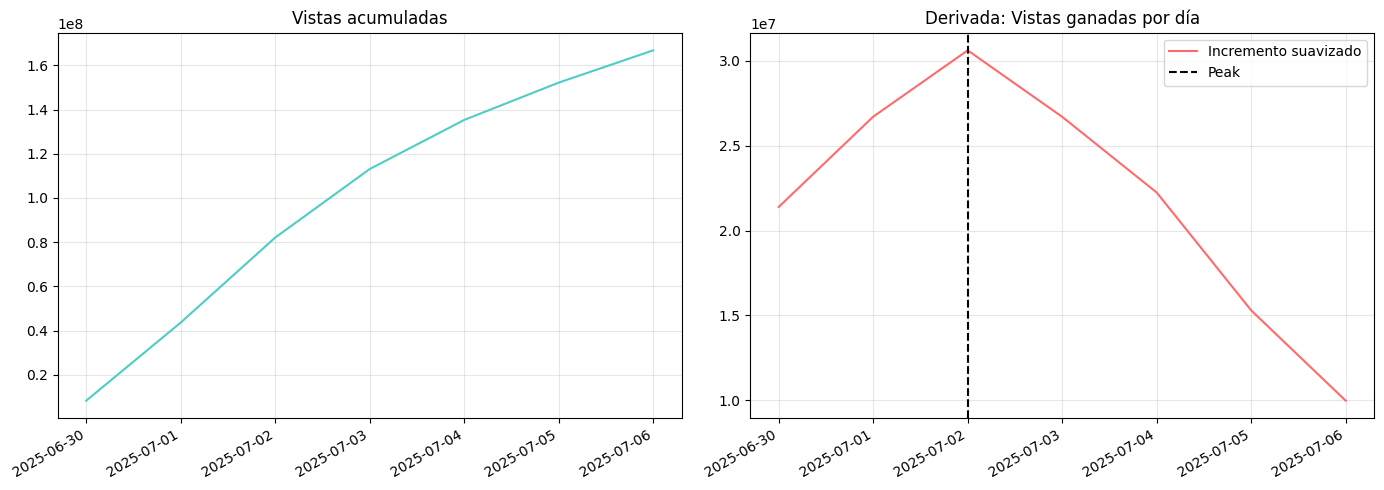
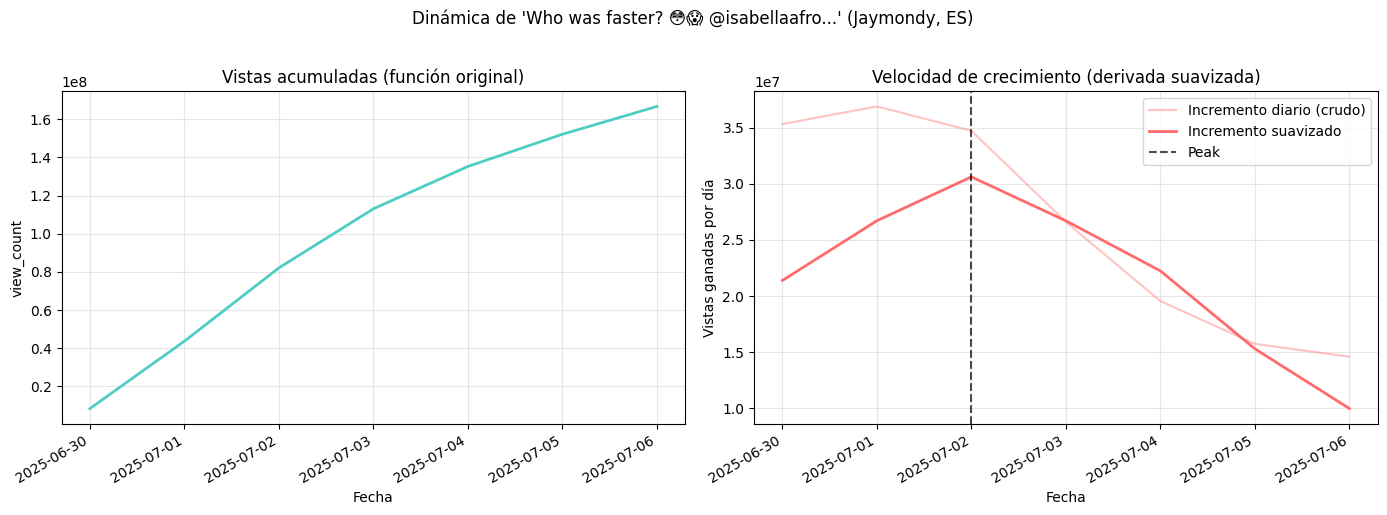
Code edit (unified diff) that turned the first committed figure into the second:
--- before
+++ after
@@ -6,11 +6,25 @@
 
 fig, ax = plt.subplots(1, 2, figsize=(14, 5))
-ax[0].plot(serie['snapshot_date'], V, color='#4ECDC4')
-ax[0].set_title('Vistas acumuladas')
 
-ax[1].plot(serie['snapshot_date'], V_prima_suave, color='#FF6B6B', label='Incremento suavizado')
-ax[1].axvline(serie['snapshot_date'].iloc[np.argmax(V_prima_suave)], color='black', linestyle='--', label='Peak')
-ax[1].set_title('Derivada: Vistas ganadas por día')
+# Panel izquierdo: vistas acumuladas
+ax[0].plot(serie['snapshot_date'], V, color='#4ECDC4', linewidth=2)
+ax[0].set_title('Vistas acumuladas (función original)')
+ax[0].set_xlabel('Fecha')
+ax[0].set_ylabel('view_count')
+
+# Panel derecho: derivada cruda + suavizada
+ax[1].plot(serie['snapshot_date'], V_prima, color='#FF6B6B', alpha=0.4, label='Incremento diario (crudo)')
+ax[1].plot(serie['snapshot_date'], V_prima_suave, color='#FF6B6B', linewidth=2, label='Incremento suavizado')
+ax[1].axvline(serie['snapshot_date'].iloc[np.argmax(V_prima_suave)], color='black', linestyle='--', alpha=0.7, label='Peak')
+ax[1].set_title('Velocidad de crecimiento (derivada suavizada)')
+ax[1].set_xlabel('Fecha')
+ax[1].set_ylabel('Vistas ganadas por día')
 ax[1].legend()
+
+# Supratitulo con info del video específico que se muestra
+fig.suptitle(
+    f"Dinámica de '{video_top['title'][:60]}...' ({video_top['channel_name']}, {video_top['country']})",
+    fontsize=12, y=1.02
+)
 
 for a in ax: plt.setp(a.get_xticklabels(), rotation=30, ha='right')

Commit: Termina revisión 3.5 y modificación conclusiones finales